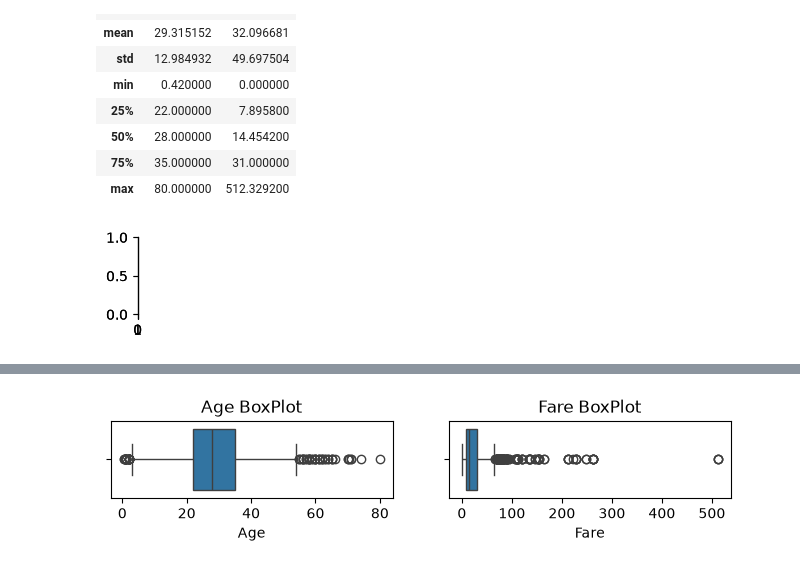
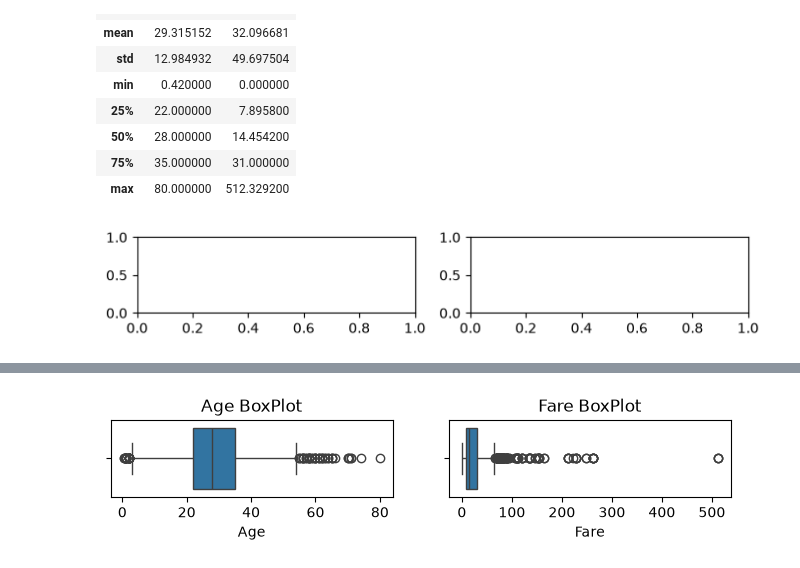
Before and after one commit to faris-alsherif/DEPI-BNS5_AIS2_S1, a Jupyter notebook: src/Data_Analysis/session-3/code/preprocessing.ipynb, the cells around one changed output, grey strips where cells are left out. Drawn from its saved outputs; the diff is of its cells as text; code cells hidden in the pictures.

```diff
--- a/src/Data_Analysis/session-3/code/preprocessing.ipynb
+++ b/src/Data_Analysis/session-3/code/preprocessing.ipynb
@@ -189,12 +189,12 @@ df.describe()
 # %%
 import matplotlib.pyplot as plt
 import seaborn as sns
 num_cols = df.select_dtypes("number").columns
-plt.figure(figsize=(0,1))
+plt.figure(figsize=(8,1))
 for i, col in enumerate(nums_col):
     plt.subplot(1,2,i+1)
 # %% [output]
-[figure, old version]
+[figure, new version]
 # %%
 nums_col = df.select_dtypes("number").columns
 for col in nums_col:
```
Also changed, not shown: parts of 1 cell of this notebook, 2 other files.
